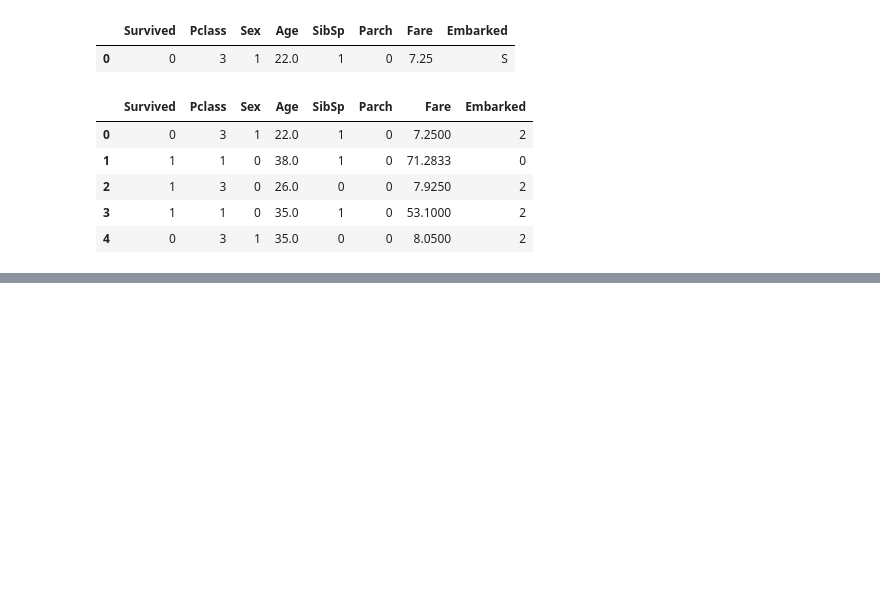
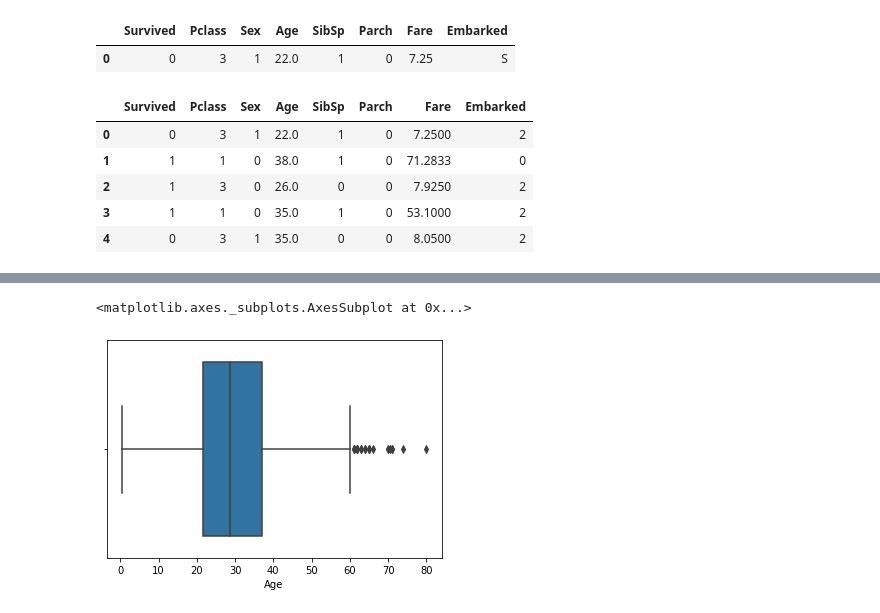
Before and after one commit to shekharkhandelwal1983/DS_ML_Model, a Jupyter notebook: DS_ML_Model.ipynb, the cells around one changed output, grey strips where cells are left out. Drawn from its saved outputs; the diff is of its cells as text; code cells hidden in the pictures; blank space fills up the shorter version.

```diff
--- a/DS_ML_Model.ipynb
+++ b/DS_ML_Model.ipynb
@@ -311,0 +401,5 @@ df.head()
+# %%
+sns.boxplot(df_clean["Age"])
+# %% [output]
+<matplotlib.axes._subplots.AxesSubplot at 0x...>
+[figure, added]
```
Also changed, not shown: parts of 24 cells of this notebook.
